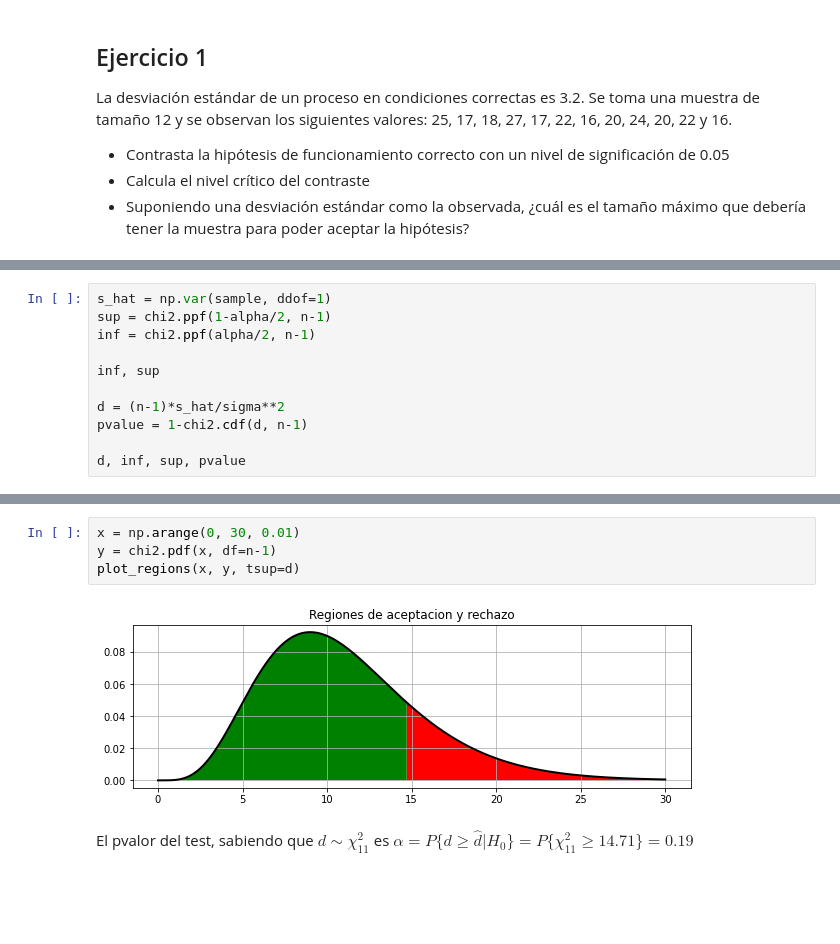
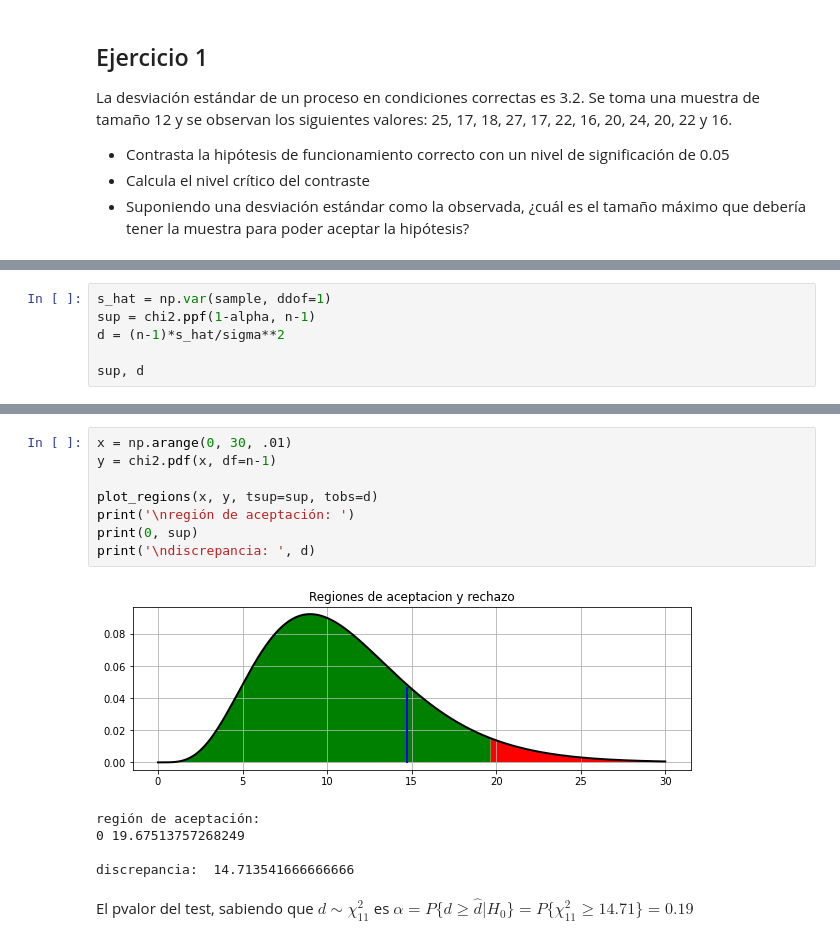
Before and after one commit to danielp2797/UAM-Big-Data-21-22, a Jupyter notebook: estadistica/practica3/perezefremovadaniel_p3.ipynb, the cells around one changed output, grey strips where cells are left out. Drawn from its saved outputs; the diff is of its cells as text; blank space fills up the shorter version.

```diff
--- a/estadistica/practica3/perezefremovadaniel_p3.ipynb
+++ b/estadistica/practica3/perezefremovadaniel_p3.ipynb
@@ -65,12 +65,7 @@ $$
 # %%
 s_hat = np.var(sample, ddof=1)
-sup = chi2.ppf(1-alpha/2, n-1)
-inf = chi2.ppf(alpha/2, n-1)
+sup = chi2.ppf(1-alpha, n-1)
+d = (n-1)*s_hat/sigma**2
 
-inf, sup
-
-d = (n-1)*s_hat/sigma**2
-pvalue = 1-chi2.cdf(d, n-1)
-
-d, inf, sup, pvalue
+sup, d
 # %% [output]
@@ -84,8 +73,16 @@ plot_regions(x, y, tsup=sup, tinf=inf, tobs=d)
-# %%
-x = np.arange(0, 30, 0.01)
-y = chi2.pdf(x, df=n-1)
-plot_regions(x, y, tsup=d)
-# %% [output]
-[figure, removed]
+# %%
+x = np.arange(0, 30, .01)
+y = chi2.pdf(x, df=n-1)
+
+plot_regions(x, y, tsup=sup, tobs=d)
+print('\nregión de aceptación: ')
+print(0, sup)
+print('\ndiscrepancia: ', d)
+# %% [output]
+[figure, added]
+región de aceptación:
+0 19.67513757268249
+
+discrepancia:  14.713541666666666
 # %% [markdown]
 El pvalor del test, sabiendo que $d \sim \chi^2_{11} $ es $\alpha = P\lbrace d \ge \hat{d} | H_0\rbrace = P\lbrace \chi^2_{11} \ge 14.71\rbrace = 0.19$
```
Also changed, not shown: parts of 39 cells of this notebook, 1 other file.
